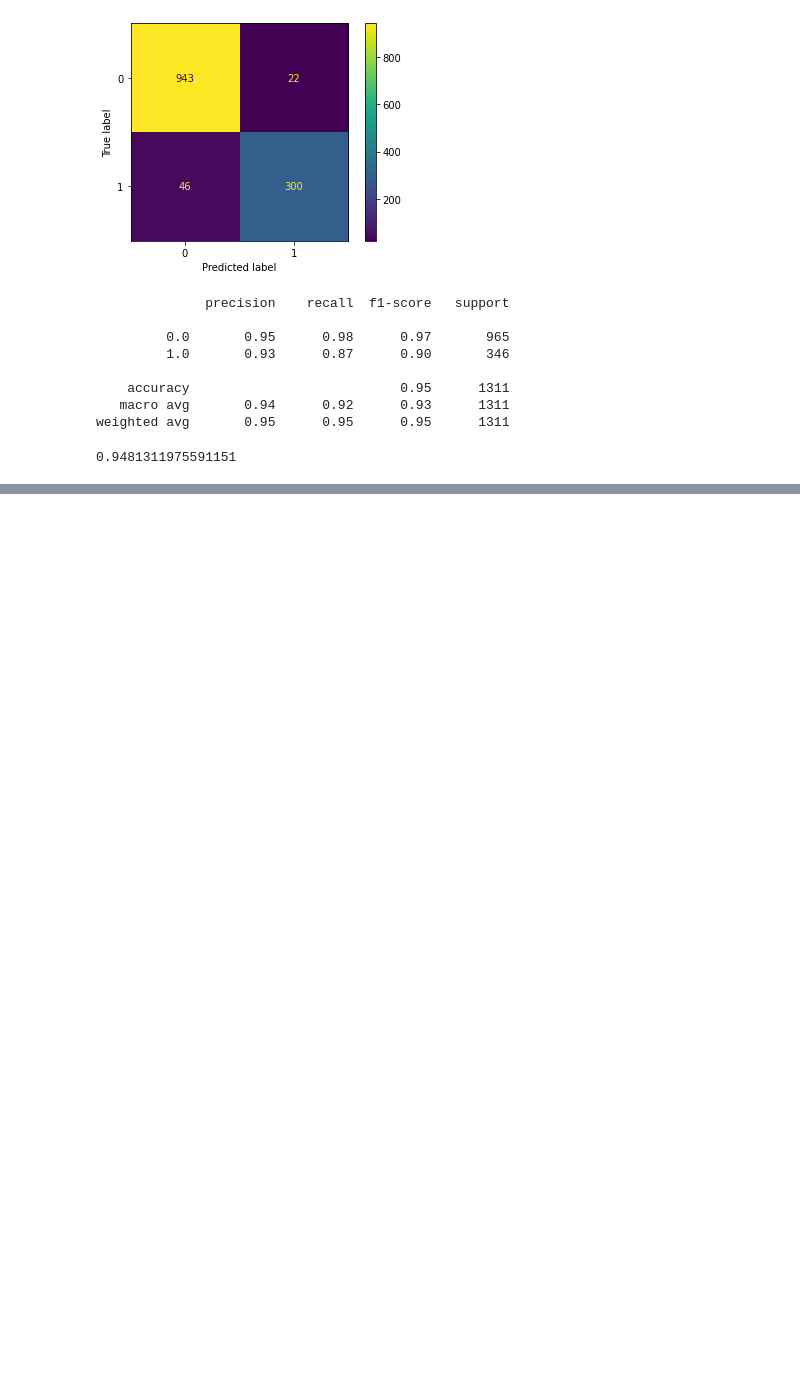
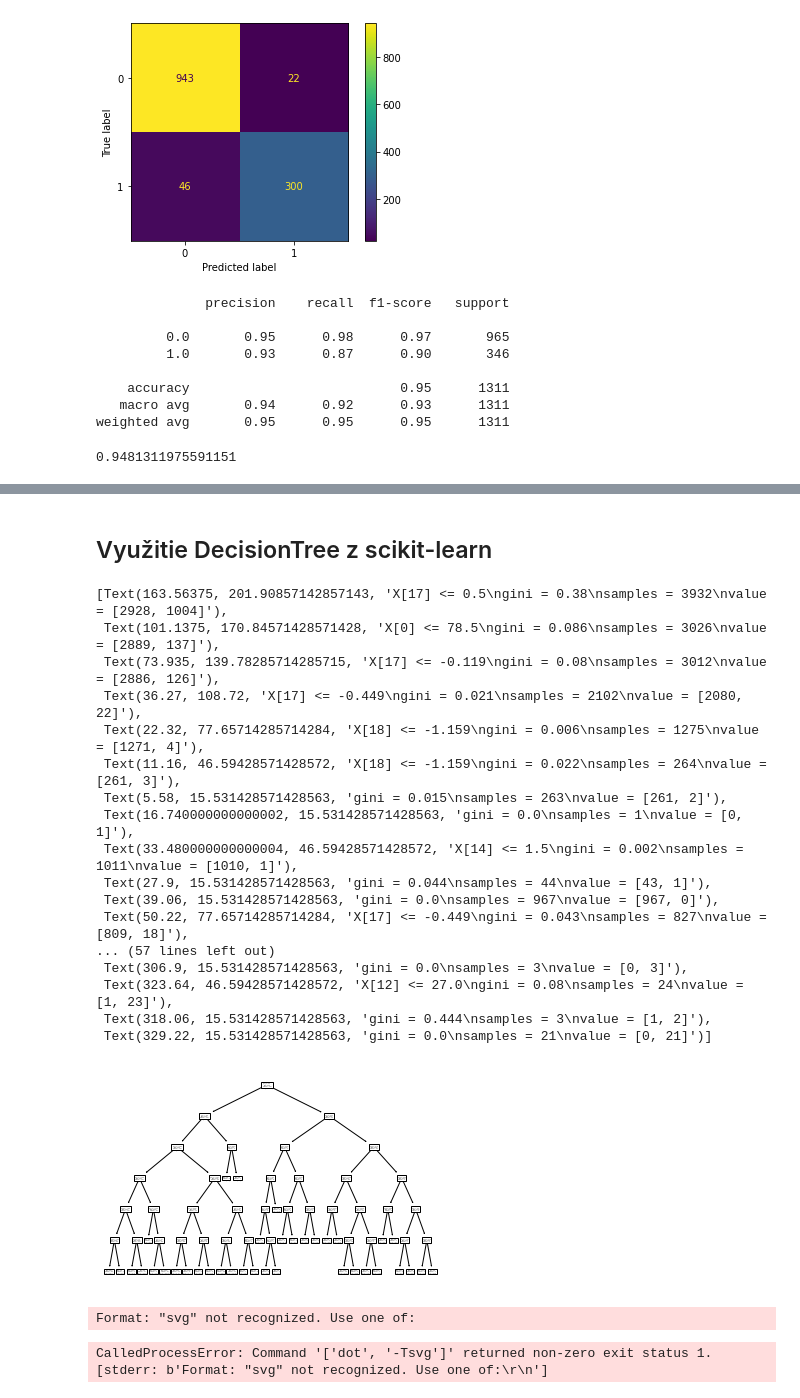
Before and after one commit to ivanvykopal/IAU_Projekt, a Jupyter notebook: Odovzdanie 3- Villant, Vykopal.ipynb, the cells around one changed output, grey strips where cells are left out. Cells and saved outputs as stored; diff of their text form; code cells hidden in the pictures; blank space fills up the shorter version.

```diff
--- a/Odovzdanie 3- Villant, Vykopal.ipynb
+++ b/Odovzdanie 3- Villant, Vykopal.ipynb
@@ -424,7 +432,7 @@ merge = Pipeline([('merge', MergeTransformer(personal_train, other_train, ['name
 data_train = pd.DataFrame()
 data_train = merge.transform(data_train)
 # %%
-most_frequent_missing = ['race', 'marital-status', 'occupation', 'relationship', 'native-country', 'workclass', 'capital-gain', 'capital-loss']
+most_frequent_missing = ['education-num','race', 'marital-status', 'occupation', 'relationship', 'native-country', 'workclass', 'capital-gain', 'capital-loss']
 
 glucose = ['mean_glucose', 'std_glucose', 'kurtosis_glucose', 'skewness_glucose']
 
@@ -700,0 +768,52 @@ print(accuracy_score(data_valid['class'], predicted_valid))
+# %% [markdown]
+## Využitie DecisionTree z scikit-learn
+# %%
+data_copy = data_train.drop(columns=['class', 'name', 'date_of_birth', 'education'])
+X = data_copy
+y = data_train['class']
+
+clf = tree.DecisionTreeClassifier(max_depth = 6)
+clf = clf.fit(X, y)
+predicted_train = clf.predict(X)
+
+tree.plot_tree(clf)
+# %% [output]
+[Text(163.56375, 201.90857142857143, 'X[17] <= 0.5\ngini = 0.38\nsamples = 3932\nvalue = [2928, 1004]'),
+ Text(101.1375, 170.84571428571428, 'X[0] <= 78.5\ngini = 0.086\nsamples = 3026\nvalue = [2889, 137]'),
+ Text(73.935, 139.78285714285715, 'X[17] <= -0.119\ngini = 0.08\nsamples = 3012\nvalue = [2886, 126]'),
+ Text(36.27, 108.72, 'X[17] <= -0.449\ngini = 0.021\nsamples = 2102\nvalue = [2080, 22]'),
+ Text(22.32, 77.65714285714284, 'X[18] <= -1.159\ngini = 0.006\nsamples = 1275\nvalue = [1271, 4]'),
+ Text(11.16, 46.59428571428572, 'X[18] <= -1.159\ngini = 0.022\nsamples = 264\nvalue = [261, 3]'),
+ Text(5.58, 15.531428571428563, 'gini = 0.015\nsamples = 263\nvalue = [261, 2]'),
+ Text(16.740000000000002, 15.531428571428563, 'gini = 0.0\nsamples = 1\nvalue = [0, 1]'),
+ Text(33.480000000000004, 46.59428571428572, 'X[14] <= 1.5\ngini = 0.002\nsamples = 1011\nvalue = [1010, 1]'),
+ Text(27.9, 15.531428571428563, 'gini = 0.044\nsamples = 44\nvalue = [43, 1]'),
+ Text(39.06, 15.531428571428563, 'gini = 0.0\nsamples = 967\nvalue = [967, 0]'),
+ Text(50.22, 77.65714285714284, 'X[17] <= -0.449\ngini = 0.043\nsamples = 827\nvalue = [809, 18]'),
+... (57 lines left out)
+ Text(306.9, 15.531428571428563, 'gini = 0.0\nsamples = 3\nvalue = [0, 3]'),
+ Text(323.64, 46.59428571428572, 'X[12] <= 27.0\ngini = 0.08\nsamples = 24\nvalue = [1, 23]'),
+ Text(318.06, 15.531428571428563, 'gini = 0.444\nsamples = 3\nvalue = [1, 2]'),
+ Text(329.22, 15.531428571428563, 'gini = 0.0\nsamples = 21\nvalue = [0, 21]')]
+[figure, added]
+# %%
+glucose = ['mean_glucose', 'std_glucose', 'kurtosis_glucose', 'skewness_glucose']
+
+oxygen_age = ['mean_oxygen', 'std_oxygen', 'kurtosis_oxygen', 'skewness_oxygen', 'age']
+
+columns = ['sex', 'race', 'marital-status', 'occupation', 'pregnant', 'education-num', 'relationship', 'capital-gain', 'fnlwgt', 'income', 'native-country', 'hours-per-week', 'capital-loss', 'workclass', 'street', 'town', 'psc'] + glucose + oxygen_age
+
+graph = Source(export_graphviz(clf,
+                               out_file=None,
+                               feature_names=columns,
+                               class_names=['0.0', '1.0'],
+                               filled = True))
+
+display(SVG(graph.pipe(format='svg')))
+
+from IPython.display import HTML # toto je tu len pre to aby sa mi obrazok zmestil na obrazovku
+style = "<style>svg{width:70% !important;height:70% !important;}</style>"
+HTML(style)
+# %% [output]
+Format: "svg" not recognized. Use one of:
+CalledProcessError: Command '['dot', '-Tsvg']' returned non-zero exit status 1. [stderr: b'Format: "svg" not recognized. Use one of:\r\n']
```
Also changed, not shown: parts of 65 cells of this notebook.
